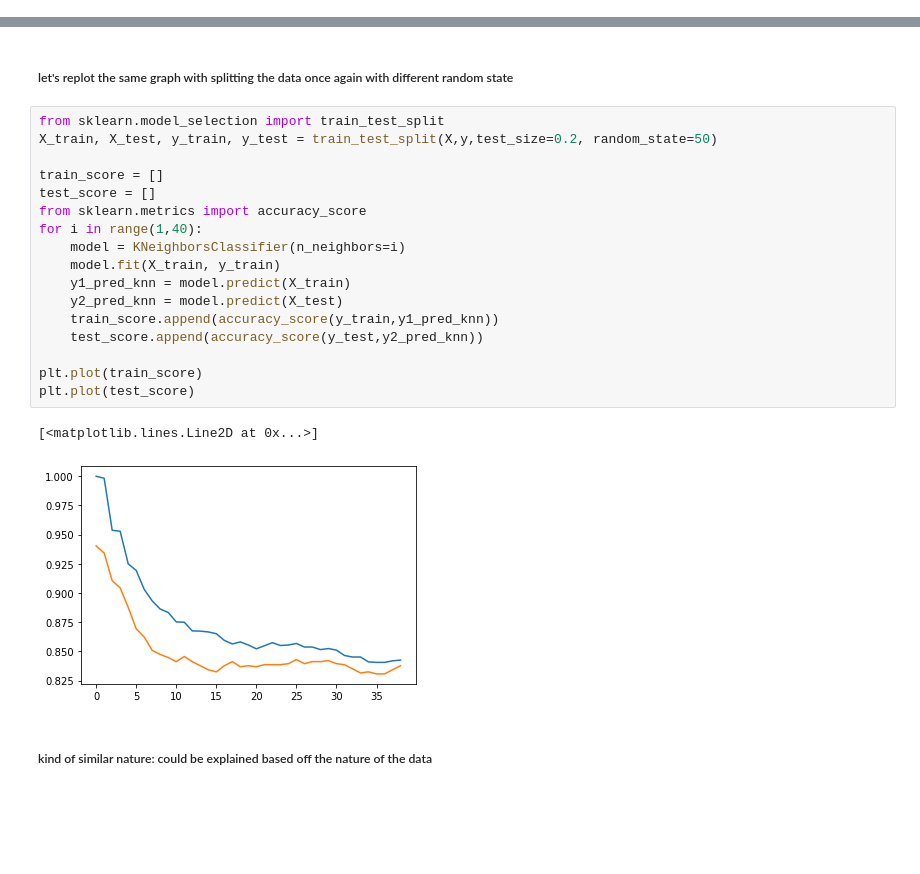
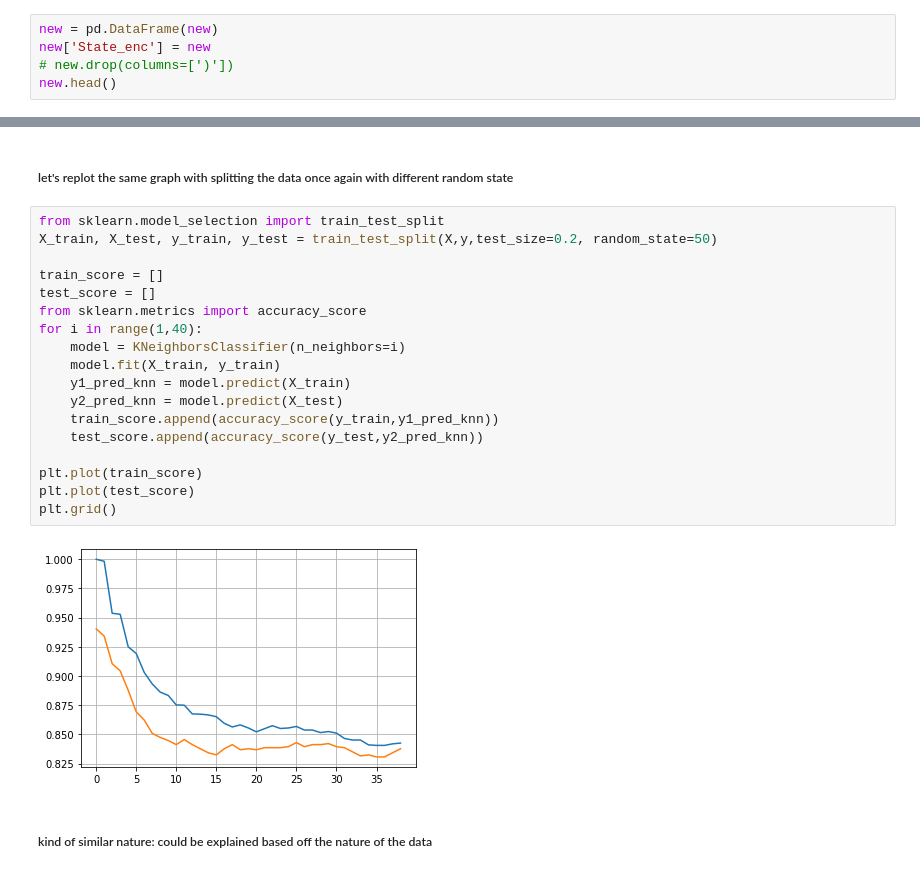
Before and after one commit to asu2304/comparing-bw-ml-clasification-algos-on-teleco-churn-dataset, a Jupyter notebook: churn dataset.ipynb, the cells around one changed output, grey strips where cells are left out. Drawn from its saved outputs; the diff is of its cells as text; blank space fills up the shorter version.

```diff
--- a/churn dataset.ipynb
+++ b/churn dataset.ipynb
@@ -441,0 +480,5 @@ new.head()
+# %%
+new = pd.DataFrame(new)
+new['State_enc'] = new
+# new.drop(columns=[')'])
+new.head()
@@ -603,23 +653,23 @@ plt.grid()
 # %%
 from sklearn.model_selection import train_test_split
 X_train, X_test, y_train, y_test = train_test_split(X,y,test_size=0.2, random_state=50)
 
 train_score = []
 test_score = []
 from sklearn.metrics import accuracy_score
 for i in range(1,40):
     model = KNeighborsClassifier(n_neighbors=i)
     model.fit(X_train, y_train)
     y1_pred_knn = model.predict(X_train)
     y2_pred_knn = model.predict(X_test)
     train_score.append(accuracy_score(y_train,y1_pred_knn))
     test_score.append(accuracy_score(y_test,y2_pred_knn))
 
 plt.plot(train_score)
 plt.plot(test_score)
+plt.grid()
 # %% [output]
-[<matplotlib.lines.Line2D at 0x...>]
-[figure, old version]
+[figure, new version]
 # %% [markdown]
 ##### kind of similar nature: could be explained based off the nature of the data
 # %% [markdown]
```
Also changed, not shown: parts of 41 cells of this notebook, 1 other file.
